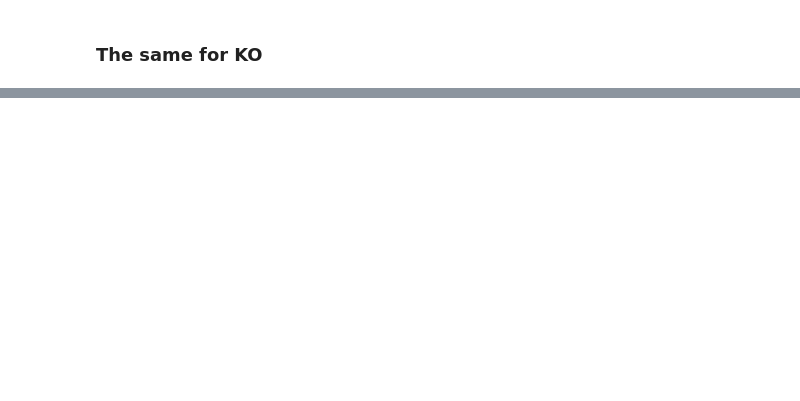
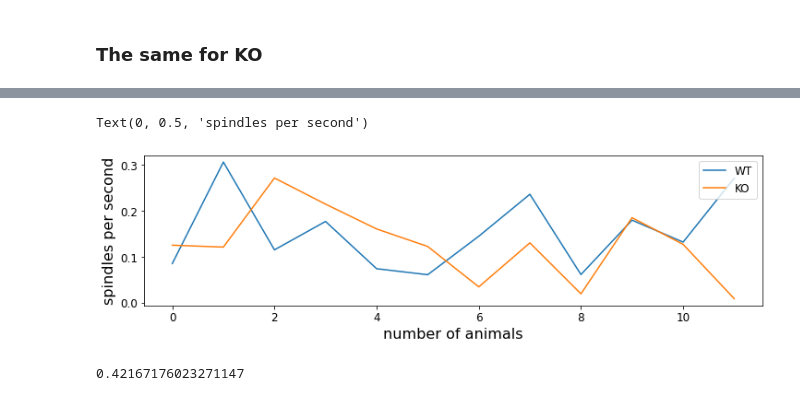
Before and after one commit to agonzal2/EEG_Coherence, a Jupyter notebook: spindles_in_syngap.ipynb, the cells around one changed output, grey strips where cells are left out. Drawn from its saved outputs; the diff is of its cells as text; code cells hidden in the pictures; blank space fills up the shorter version.

Commit message:
Jupyter notebook to work with Yasa and Spindles

```diff
--- a/spindles_in_syngap.ipynb
+++ b/spindles_in_syngap.ipynb
@@ -389,11 +612,0 @@ Ready.
-# %%
-total_spindles_WT = 0
-for record_sp in list_sp_WT:
-    total_spindles_WT = total_spindles_WT + record_sp.summary().shape[0]
-
-print('Total number of spindles in WT animals: ', total_spindles_WT)
-total_twospindles_WT = 0
-for record_sp in list_sp_multi_WT:
-    total_twospindles_WT = total_twospindles_WT + record_sp.summary().shape[0]
-
-print('Total number of simultaneous spindles in WT animals: ', total_twospindles_WT)
@@ -540,11 +612,0 @@ Ready.
-# %%
-total_spindles_KO = 0
-for record_sp in list_sp_KO:
-    total_spindles_KO = total_spindles_KO + record_sp.summary().shape[0]
-
-print('Total number of spindles in KO animals: ', total_spindles_KO)
-total_twospindles_KO = 0
-for record_sp in list_sp_multi_KO:
-    total_twospindles_KO = total_twospindles_KO + record_sp.summary().shape[0]
-
-print('Total number of simultaneous spindles in KO animals: ', total_twospindles_KO)
@@ -648,0 +653,13 @@ all_spindles.round(3)
+# %%
+total_sp_animal_KO = []
+comb_sp_KO = []
+for record_sp in sp_per_animal_KO:
+    total_record_sp = 0
+    for sp_combination in record_sp:
+        total_record_sp = total_record_sp + sp_combination.summary().shape[0]
+        comb_sp_KO.append(sp_combination.summary().shape[0])
+
+    total_sp_animal_KO.append(total_record_sp) # list with the amount of spindles per recording
+
+total_twospindles_KO = sum(total_sp_animal_KO)
+print('Total number of spindles in short distances in KO animals: ', total_twospindles_KO)
@@ -648,0 +676,2 @@ all_spindles.round(3)
+# %%
+sp_second_animal_KO = [b/m for b,m in zip(total_sp_animal_KO, seconds_animal_KO)] # spindles per second per recording
@@ -648,0 +693,10 @@ all_spindles.round(3)
+# %%
+fig, ax = plt.subplots(figsize=(12,3))
+ax.plot(sp_second_animal_WT, label='WT')
+ax.plot(sp_second_animal_KO, label='KO')
+ax.legend(loc='upper right')
+ax.set_xlabel('number of animals', fontsize=16)
+ax.set_ylabel('spindles per second', fontsize=16)
+# %% [output]
+Text(0, 0.5, 'spindles per second')
+[figure, added]
@@ -648,0 +707,4 @@ all_spindles.round(3)
+# %%
+pvalue
+# %% [output]
+0.42167176023271147
```
Also changed, not shown: parts of 42 cells of this notebook.
